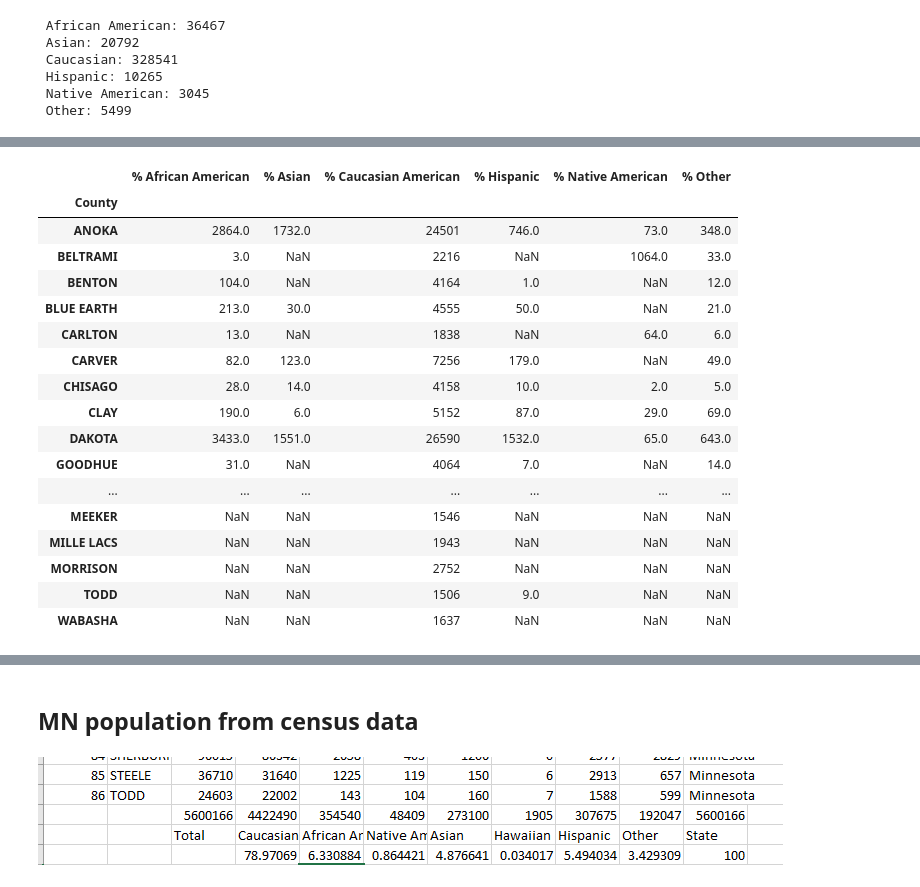
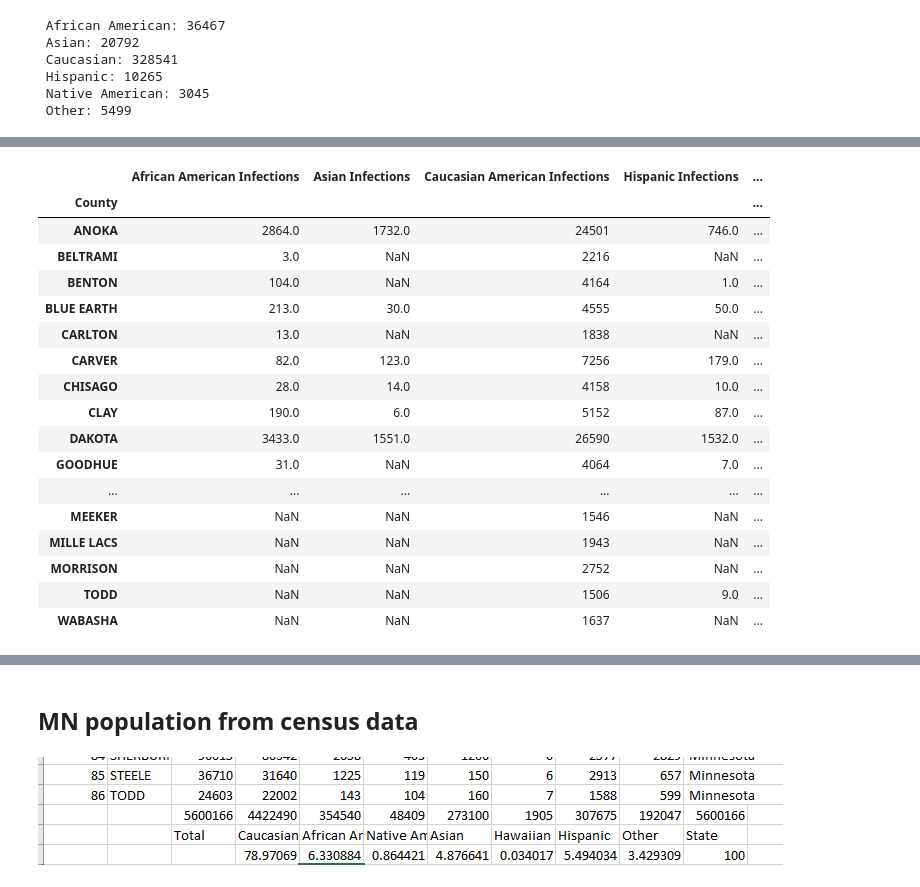
Before and after one commit to tlenzmeier58/Project_1, a Jupyter notebook: working.ipynb, the cells around one changed output, grey strips where cells are left out. Cells and saved outputs as stored; diff of their text form; code cells hidden in the pictures.

```diff
--- a/working.ipynb
+++ b/working.ipynb
@@ -369,24 +349,26 @@ comprehensive_df
 # %%
-# Rename columns.  please review the class activity
-
-comprehensive_df.columns = ['% African American', '% Asian', '% Caucasian American', '% Hispanic', '% Native American', '% Other']
+# Rename columns. FINAL summary table
+comprehensive_df = pd.merge(african_american_asian_caucasian_hispanic_native_american_combined_df, cdc_infections_other_sum_df, on=['County'], how = "outer")
+comprehensive_df.columns = ['African American Infections', 'Asian Infections', 'Caucasian American Infections', 'Hispanic Infections', 'Native American Infections', 'Other Infections']
 comprehensive_df
+# comprehensive_clean_df = comprehensive_df.fillna(0)
+# comprehensive_clean_df
 # %% [output]
-|  | % African American | % Asian | % Caucasian American | % Hispanic | % Native American | % Other |
-| County |  |  |  |  |  |  |
-| ANOKA | 2864.0 | 1732.0 | 24501 | 746.0 | 73.0 | 348.0 |
-| BELTRAMI | 3.0 | NaN | 2216 | NaN | 1064.0 | 33.0 |
-| BENTON | 104.0 | NaN | 4164 | 1.0 | NaN | 12.0 |
-| BLUE EARTH | 213.0 | 30.0 | 4555 | 50.0 | NaN | 21.0 |
-| CARLTON | 13.0 | NaN | 1838 | NaN | 64.0 | 6.0 |
-| CARVER | 82.0 | 123.0 | 7256 | 179.0 | NaN | 49.0 |
-| CHISAGO | 28.0 | 14.0 | 4158 | 10.0 | 2.0 | 5.0 |
-| CLAY | 190.0 | 6.0 | 5152 | 87.0 | 29.0 | 69.0 |
-| DAKOTA | 3433.0 | 1551.0 | 26590 | 1532.0 | 65.0 | 643.0 |
-| GOODHUE | 31.0 | NaN | 4064 | 7.0 | NaN | 14.0 |
-| ... | ... | ... | ... | ... | ... | ... |
-| MEEKER | NaN | NaN | 1546 | NaN | NaN | NaN |
-| MILLE LACS | NaN | NaN | 1943 | NaN | NaN | NaN |
-| MORRISON | NaN | NaN | 2752 | NaN | NaN | NaN |
-| TODD | NaN | NaN | 1506 | 9.0 | NaN | NaN |
-| WABASHA | NaN | NaN | 1637 | NaN | NaN | NaN |
+|  | African American Infections | Asian Infections | Caucasian American Infections | Hispanic Infections | ... |
+| County |  |  |  |  | ... |
+| ANOKA | 2864.0 | 1732.0 | 24501 | 746.0 | ... |
+| BELTRAMI | 3.0 | NaN | 2216 | NaN | ... |
+| BENTON | 104.0 | NaN | 4164 | 1.0 | ... |
+| BLUE EARTH | 213.0 | 30.0 | 4555 | 50.0 | ... |
+| CARLTON | 13.0 | NaN | 1838 | NaN | ... |
+| CARVER | 82.0 | 123.0 | 7256 | 179.0 | ... |
+| CHISAGO | 28.0 | 14.0 | 4158 | 10.0 | ... |
+| CLAY | 190.0 | 6.0 | 5152 | 87.0 | ... |
+| DAKOTA | 3433.0 | 1551.0 | 26590 | 1532.0 | ... |
+| GOODHUE | 31.0 | NaN | 4064 | 7.0 | ... |
+| ... | ... | ... | ... | ... | ... |
+| MEEKER | NaN | NaN | 1546 | NaN | ... |
+| MILLE LACS | NaN | NaN | 1943 | NaN | ... |
+| MORRISON | NaN | NaN | 2752 | NaN | ... |
+| TODD | NaN | NaN | 1506 | 9.0 | ... |
+| WABASHA | NaN | NaN | 1637 | NaN | ... |
```
Also changed, not shown: parts of 90 cells of this notebook, 3 other files.
